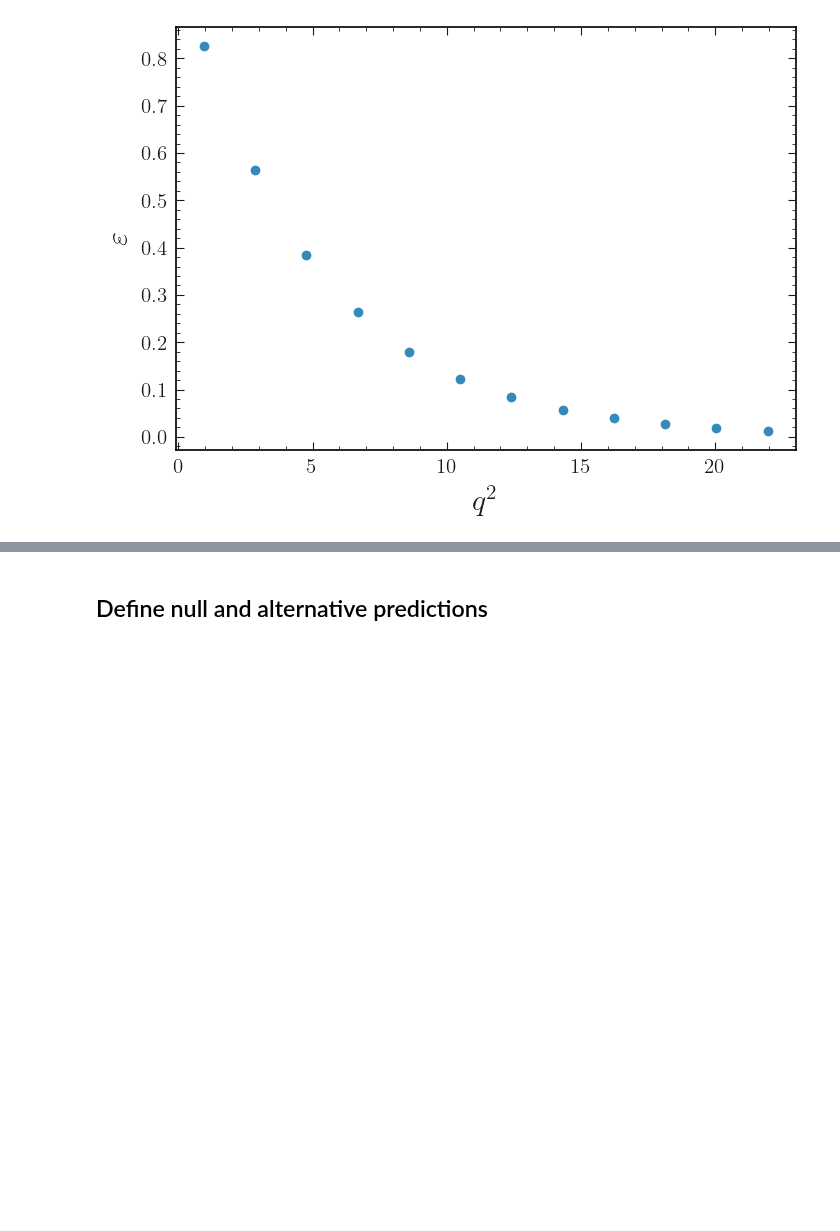
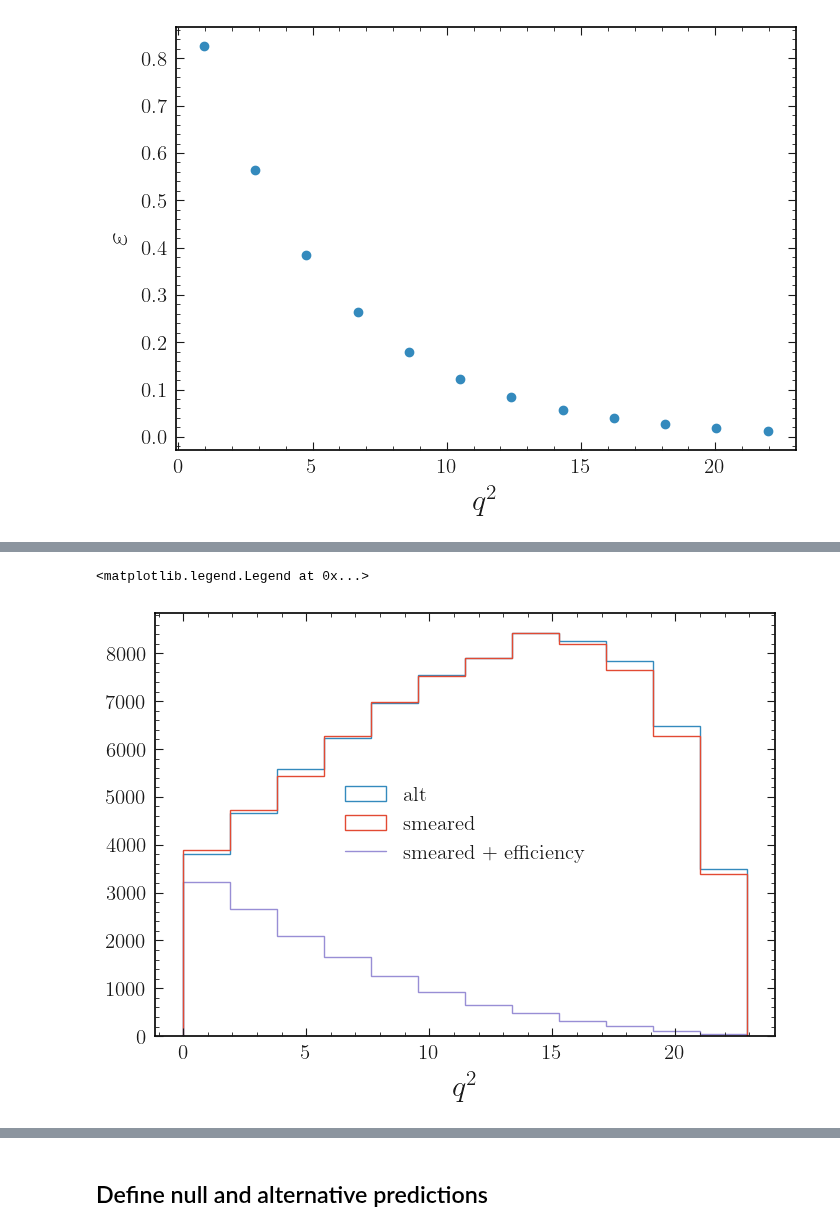
Before and after one commit to lorenzennio/redist, a Jupyter notebook: knunu.ipynb, the cells around one changed output, grey strips where cells are left out. Saved outputs shown, nothing was run; the diff lists cells and outputs as text; code cells hidden in the pictures; blank space fills up the shorter version.

```diff
--- a/knunu.ipynb
+++ b/knunu.ipynb
@@ -62,0 +64,22 @@ plt.show()
+# %%
+p['sbnunu::Re{cVL}'].set(5.0)
+p['sbnunu::Re{cSL}'].set(3.0)
+p['sbnunu::Re{cTL}'].set(2.0)
+
+BSMBR = obs.evaluate()
+
+BSMsamples = int(SMsamples*BSMBR/SMBR)
+alt_samples, pdf_values = pdf.sample_mcmc(BSMsamples, stride=5, pre_N=10000, preruns=5, cov_scale=0.1, rng=np.random.mtrand.RandomState(seed=1234))
+# %%
+alt_samples_smeared = np.random.normal(alt_samples, 1.0, alt_samples.shape)
+alt_samples_smeared = np.abs(alt_samples_smeared)
+# %%
+plt.hist(alt_samples, binning, histtype='step', label='alt')
+alt_yields, _, _ = plt.hist(alt_samples_smeared, binning, histtype='step', label='smeared')
+alt_yields *= efficiency(bin_cents)
+plt.stairs(alt_yields, binning, label='smeared + efficiency')
+plt.xlabel(r'$q^2$')
+plt.legend()
+# %% [output]
+<matplotlib.legend.Legend at 0x...>
+[figure, added]
```
Also changed, not shown: parts of 17 cells of this notebook, 1 other file.
